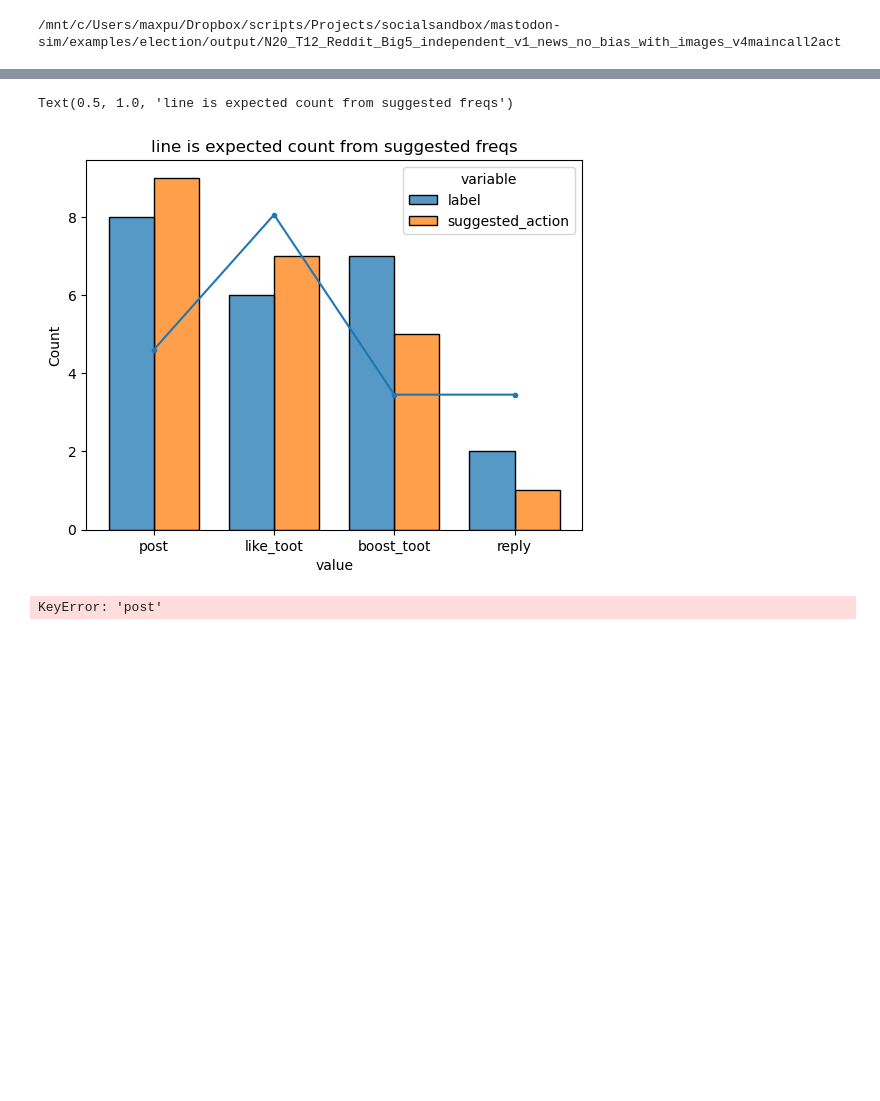
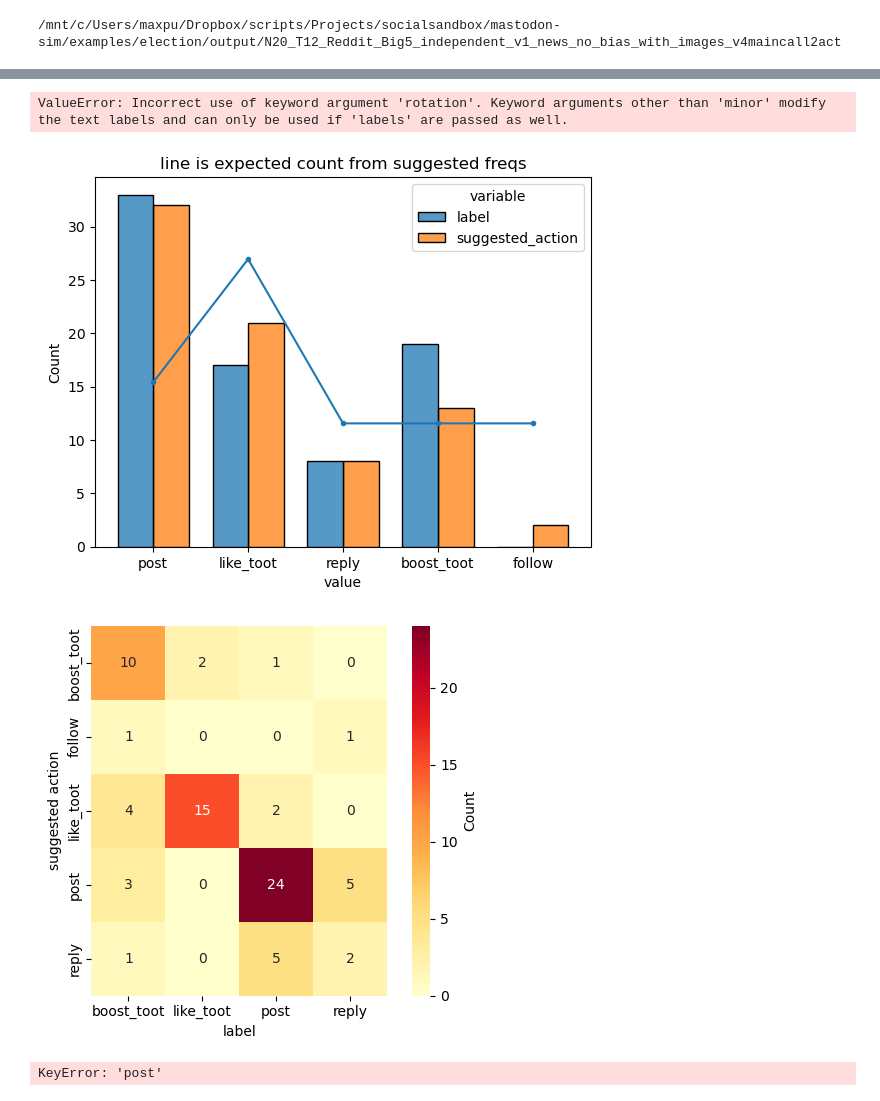
Before and after one commit to social-sandbox/mastodon-sim, a Jupyter notebook: examples/election/notebooks/basic_output_processing.ipynb, the cells around one changed output, grey strips where cells are left out. Saved outputs shown, nothing was run; the diff lists cells and outputs as text; code cells hidden in the pictures; blank space fills up the shorter version.

```diff
--- a/examples/election/notebooks/basic_output_processing.ipynb
+++ b/examples/election/notebooks/basic_output_processing.ipynb
@@ -181,6 +181,8 @@ fileroot=abs_rootpath+'testnewcodepost07sugactnewcall2act_v1_news_no_bias_N20_T1
 # fileroot=abs_rootpath+'N20_T6_Reddit_Big5_independent_v1_news_no_bias_with_images_v3maincall2act'
 # fileroot=abs_rootpath+'N20_T3_Reddit_Big5_independent_v1_news_no_bias_with_images_v7activerates'
 fileroot=abs_rootpath+'N20_T3_Reddit_Big5_independent_v1_news_no_bias_with_images_v8betterc2a'
+fileroot=abs_rootpath+'N20_T12_Reddit_Big5_independent_v1_news_no_bias_with_images_v11nosurveys'
+fileroot=abs_rootpath+'N20_T12_Reddit_Big5_independent_v1_news_no_bias_with_images_v12addconduct'
 
 
 df=load_data(fileroot)
@@ -220,36 +222,52 @@ action_probabilities={
     "delete_posts": 0.0,  # Deleting own posts
     "update_bio": 0.0,  # Updating profile
     "print_notifications": 0.01,  # Checking notifications
 }
 action_probabilities={
     # High frequency actions
     "like_toot": 0.35,  # Most common action
     "boost_toot": 0.15,  # Common but less than likes
     "post": 0.20,  # Regular posting
     "reply": 0.15,
     # Medium frequency actions
     "follow": 0.15,  # Following new accounts
     "unfollow": 0.00,#25,  # Unfollowing accounts
     "print_timeline": 0.0,  # Reading timeline
     # Low frequency actions
     "block_user": 0.0,  # Blocking problematic users
     "unblock_user": 0.0,  # Unblocking users
     "delete_posts": 0.0,  # Deleting own posts
     "update_bio": 0.0,  # Updating profile
     "print_notifications": 0.00#25,  # Checking notifications
 }
 fig, ax = pl.subplots()
-names_of_focalplayers = ['Bill Fredrickson','Bradley Carter','Glenn Patterson']
+names_of_focalplayers = ['Bill Fredrickson','Bradley Carter']#,'Glenn Patterson']
 dft=df.loc[(df.event_type=='action') & (df.episode>-1) & ~(df.source_user.isin(names_of_focalplayers)),:].copy()
 dft['suggested_action']=dft['data'].apply(lambda x: 'post' if x['suggested_action']=='toot' else x['suggested_action'])
 sns.histplot(data=dft.loc[:,['label','suggested_action']].melt(), ax=ax,x='value', hue='variable',
              multiple='dodge', shrink=.75, bins=20)
+dft
 action_list= [obj.get_text() for obj in ax.get_xticklabels()]
 ax.plot(range(len(action_list)),[action_probabilities[action]*len(dft) for action in action_list],'.-')
 ax.set_title('line is expected count from suggested freqs')
+fig,ax=pl.subplots()
+contingency = pd.crosstab(dft['suggested_action'], df['label'])
+sns.heatmap(contingency,
+            ax=ax,
+            annot=True,           # Show numbers in cells
+            fmt='d',              # Format as integers
+            cmap='YlOrRd',        # Yellow-Orange-Red color scheme
+            cbar_kws={'label': 'Count'},
+            square=True)          # Make cells square
+# ax.title(f'2D Histogram of {col1} vs {col2}')
+ax.set_ylabel('action taken')
+ax.set_ylabel('suggested action')
+# ax.set_xticks(rotation=45, ha='right')
+ax.tight_layout()
 # %% [output]
-Text(0.5, 1.0, 'line is expected count from suggested freqs')
+ValueError: Incorrect use of keyword argument 'rotation'. Keyword arguments other than 'minor' modify the text labels and can only be used if 'labels' are passed as well.
-[figure, old version]
+[figure, new version]
+[figure, added]
 # %%
 import seaborn as sns
 import matplotlib.pyplot as pl
```
Also changed, not shown: parts of 1 cell of this notebook, 10 other files.
